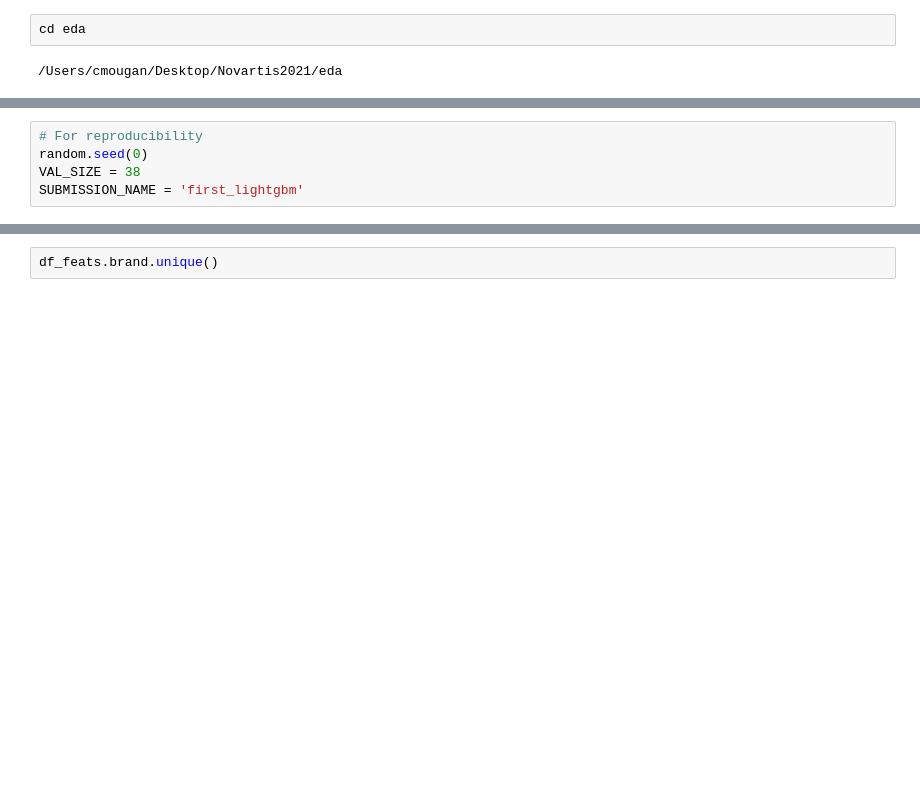
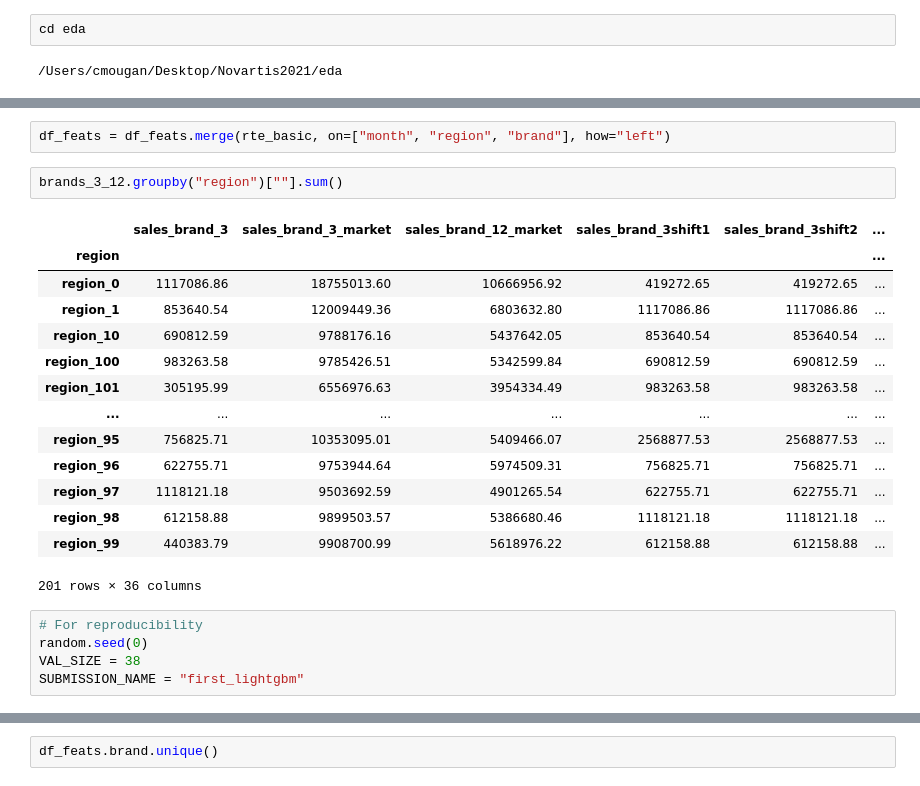
Before and after one commit to cmougan/Novartis2021, a Jupyter notebook: EDA.ipynb, the cells around one changed output, grey strips where cells are left out. Drawn from its saved outputs; the diff is of its cells as text; blank space fills up the shorter version.

```diff
--- a/EDA.ipynb
+++ b/EDA.ipynb
@@ -31,6 +95,25 @@ brands_3_12 = pd.read_csv('../data/features/brand_3_12_market_features_lagged.cs
+# %%
+df_feats = df_feats.merge(rte_basic, on=["month", "region", "brand"], how="left")
+# %%
+brands_3_12.groupby("region")[""].sum()
+# %% [output]
+|  | sales_brand_3 | sales_brand_3_market | sales_brand_12_market | sales_brand_3shift1 | sales_brand_3shift2 | ... |
+| region |  |  |  |  |  | ... |
+| region_0 | 1117086.86 | 18755013.60 | 10666956.92 | 419272.65 | 419272.65 | ... |
+| region_1 | 853640.54 | 12009449.36 | 6803632.80 | 1117086.86 | 1117086.86 | ... |
+| region_10 | 690812.59 | 9788176.16 | 5437642.05 | 853640.54 | 853640.54 | ... |
+| region_100 | 983263.58 | 9785426.51 | 5342599.84 | 690812.59 | 690812.59 | ... |
+| region_101 | 305195.99 | 6556976.63 | 3954334.49 | 983263.58 | 983263.58 | ... |
+| ... | ... | ... | ... | ... | ... | ... |
+| region_95 | 756825.71 | 10353095.01 | 5409466.07 | 2568877.53 | 2568877.53 | ... |
+| region_96 | 622755.71 | 9753944.64 | 5974509.31 | 756825.71 | 756825.71 | ... |
+| region_97 | 1118121.18 | 9503692.59 | 4901265.54 | 622755.71 | 622755.71 | ... |
+| region_98 | 612158.88 | 9899503.57 | 5386680.46 | 1118121.18 | 1118121.18 | ... |
+| region_99 | 440383.79 | 9908700.99 | 5618976.22 | 612158.88 | 612158.88 | ... |
+201 rows × 36 columns
 # %%
 # For reproducibility
 random.seed(0)
 VAL_SIZE = 38
-SUBMISSION_NAME = 'first_lightgbm'
+SUBMISSION_NAME = "first_lightgbm"
 # %%
```
Also changed, not shown: parts of 23 cells of this notebook, 2 other files.
